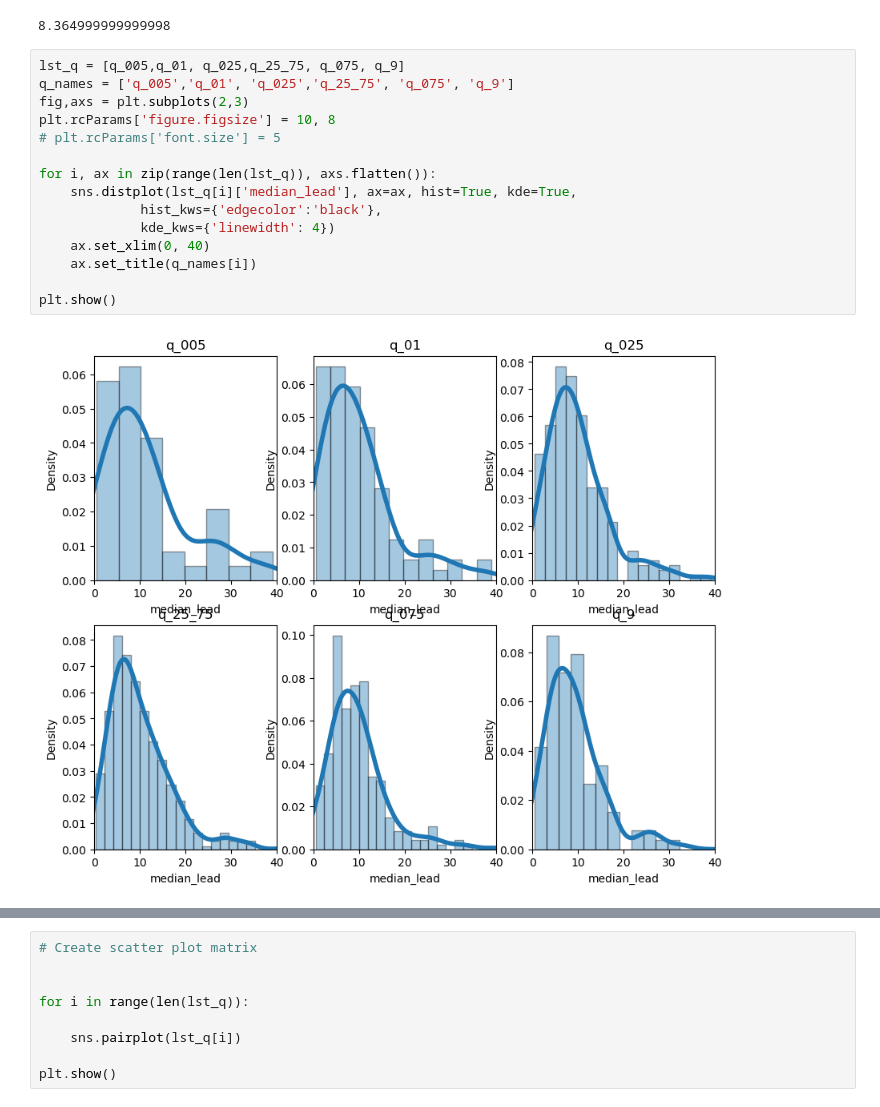
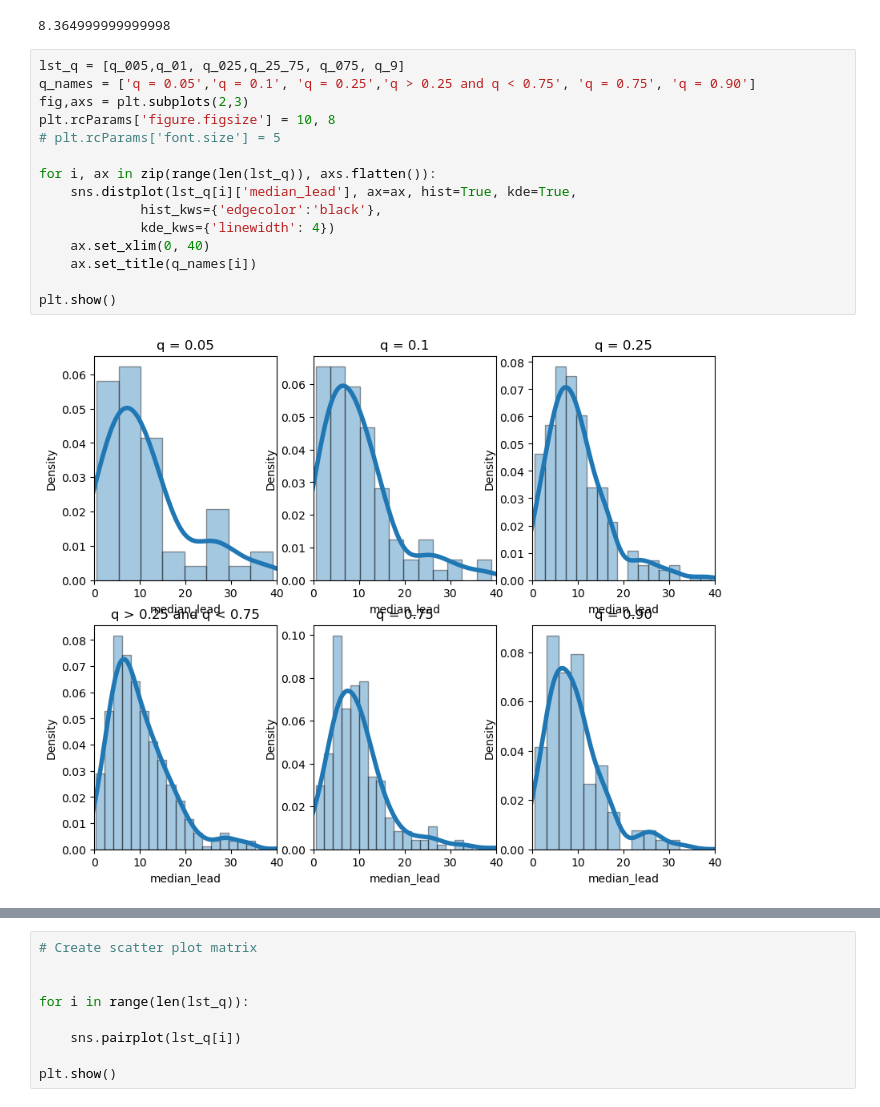
Before and after one commit to jacobhthomas/LeadWater, a Jupyter notebook: qr_income.ipynb, the cells around one changed output, grey strips where cells are left out. Cells and saved outputs as stored; diff of their text form.

```diff
--- a/qr_income.ipynb
+++ b/qr_income.ipynb
@@ -245,21 +227,21 @@ q_25_75['median_lead'].median()
 8.364999999999998
 # %%
 lst_q = [q_005,q_01, q_025,q_25_75, q_075, q_9]
-q_names = ['q_005','q_01', 'q_025','q_25_75', 'q_075', 'q_9']
+q_names = ['q = 0.05','q = 0.1', 'q = 0.25','q > 0.25 and q < 0.75', 'q = 0.75', 'q = 0.90']
 fig,axs = plt.subplots(2,3)
 plt.rcParams['figure.figsize'] = 10, 8
 # plt.rcParams['font.size'] = 5
 
 for i, ax in zip(range(len(lst_q)), axs.flatten()):
     sns.distplot(lst_q[i]['median_lead'], ax=ax, hist=True, kde=True,
              hist_kws={'edgecolor':'black'},
              kde_kws={'linewidth': 4})
     ax.set_xlim(0, 40)
     ax.set_title(q_names[i])
 
 plt.show()
 # %% [output]
-[figure, old version]
+[figure, new version]
 # %%
 fig,axs = plt.subplots(2,3)
 plt.rcParams['figure.figsize'] = 10, 8
```
Also changed, not shown: parts of 5 cells of this notebook.
